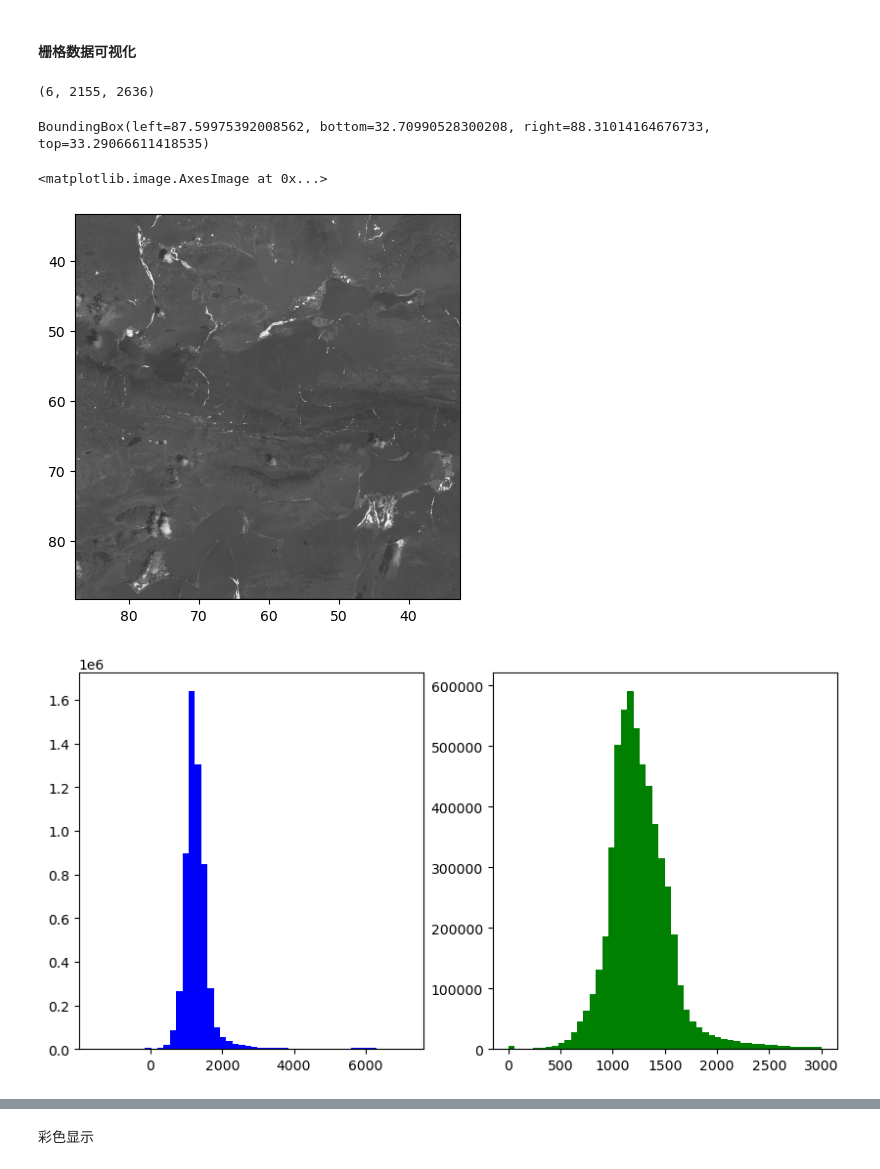
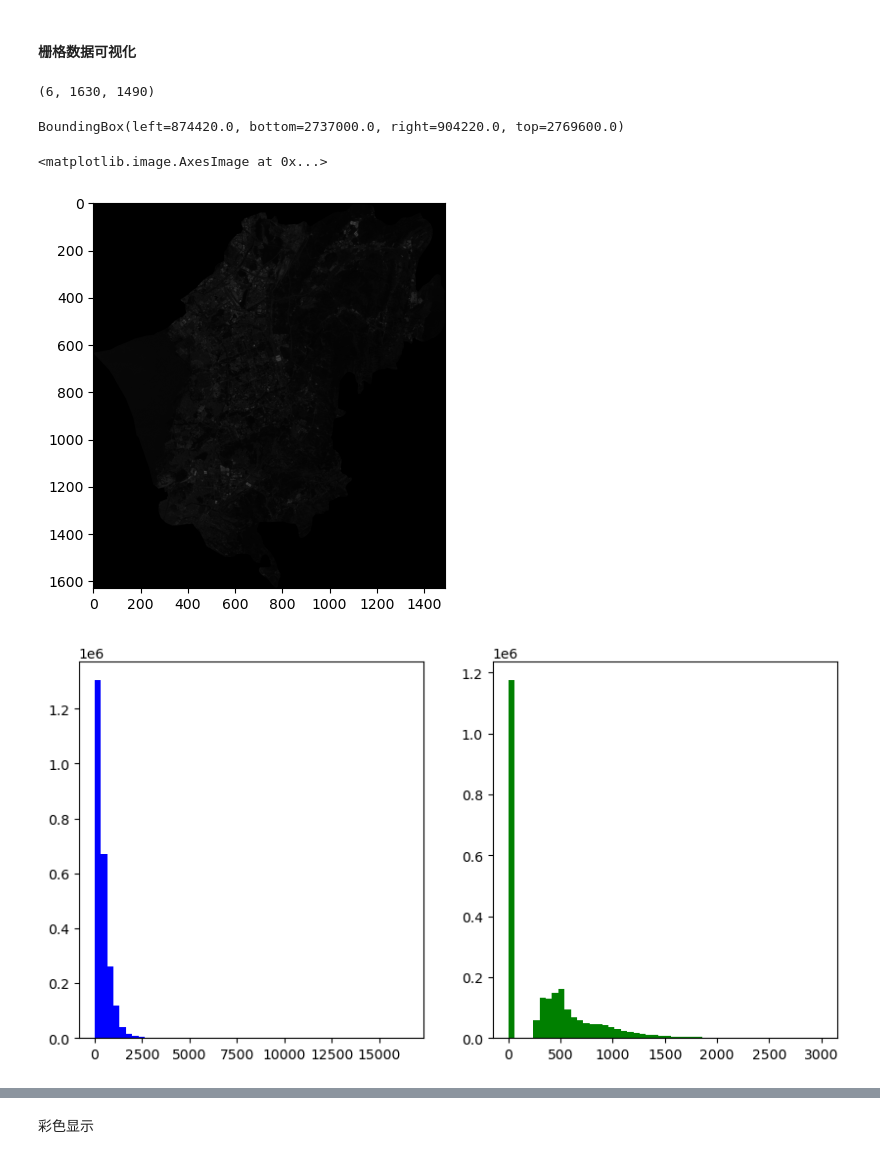
Before and after one commit to xinluo2018/spatial-data-processing, a Jupyter notebook: 第3章-空间数据读写及可视化/2-2_raster_visual.ipynb, the cells around one changed output, grey strips where cells are left out. Saved outputs shown, nothing was run; the diff lists cells and outputs as text; code cells hidden in the pictures.

```diff
--- a/第3章-空间数据读写及可视化/2-2_raster_visual.ipynb
+++ b/第3章-空间数据读写及可视化/2-2_raster_visual.ipynb
@@ -5,27 +5,27 @@ import rasterio
 import numpy as np
 import matplotlib.pyplot as plt
 # %%
-path_data = 'data/data-base/region1_l8_20190504_wgs84.tif'
+path_data = 'data/section-3/s2_20200411_6bands_chenggong.tif'
 # %%
 rsimg = rasterio.open(path_data)
 img_array = rsimg.read()
 img_array.shape
 # %% [output]
-(6, 2155, 2636)
+(6, 1630, 1490)
 # %%
 region = rsimg.bounds
 region
 # %% [output]
-BoundingBox(left=87.59975392008562, bottom=32.70990528300208, right=88.31014164676733, top=33.29066611418535)
+BoundingBox(left=874420.0, bottom=2737000.0, right=904220.0, top=2769600.0)
 # %%
 fig, ax = plt.subplots(1,1, figsize=(5,5))
 band1 = img_array[0]
 ax.imshow(band1, cmap='grey')  ## cmap='plasma'
-region = [region[0],region[2],region[1],region[3]]    ### plt.imshow()中extent: [left, right, bottom, up]
-ax.imshow(band1, cmap='grey', extent=region)
+# region = [region[0],region[2],region[1],region[3]]    ### plt.imshow()中extent: [left, right, bottom, up]
+# ax.imshow(band1, cmap='grey', extent=region)
 # %% [output]
 <matplotlib.image.AxesImage at 0x...>
-[figure, old version]
+[figure, new version]
 # %%
 ## 直方图统计
 band1_values = img_array[0].flatten()
@@ -33,7 +33,7 @@ fig, ax = plt.subplots(1,2, figsize=(10,5))
 ax[0].hist(band1_values, bins=50, facecolor='blue');
 ax[1].hist(band1_values, bins=50, range=[0,3000], facecolor='green');
 # %% [output]
-[figure, old version]
+[figure, new version]
 # %%
 ## 直方图拉伸
 fig, ax = plt.subplots(1,1, figsize=(5,5))
```
Also changed, not shown: parts of 2 cells of this notebook, 17 other files.
